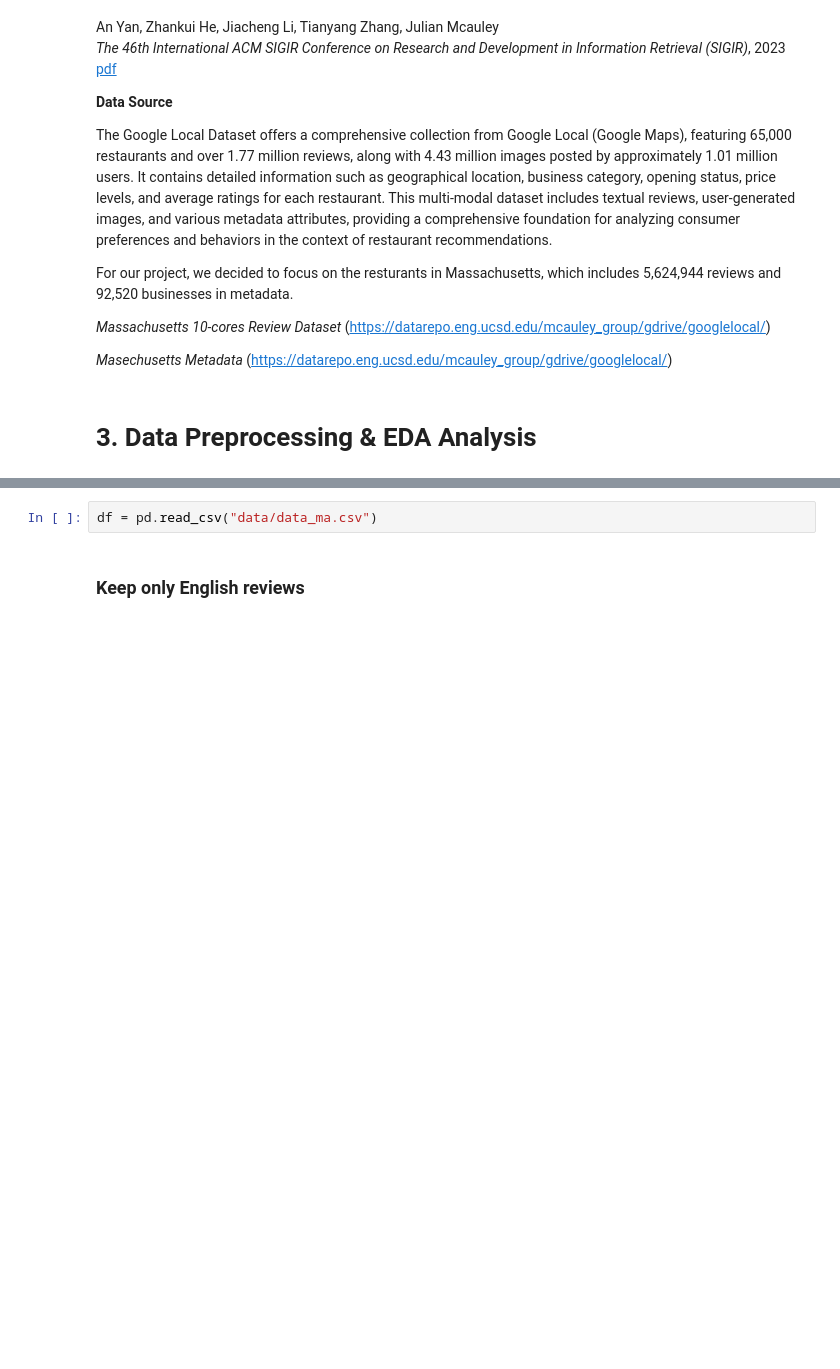
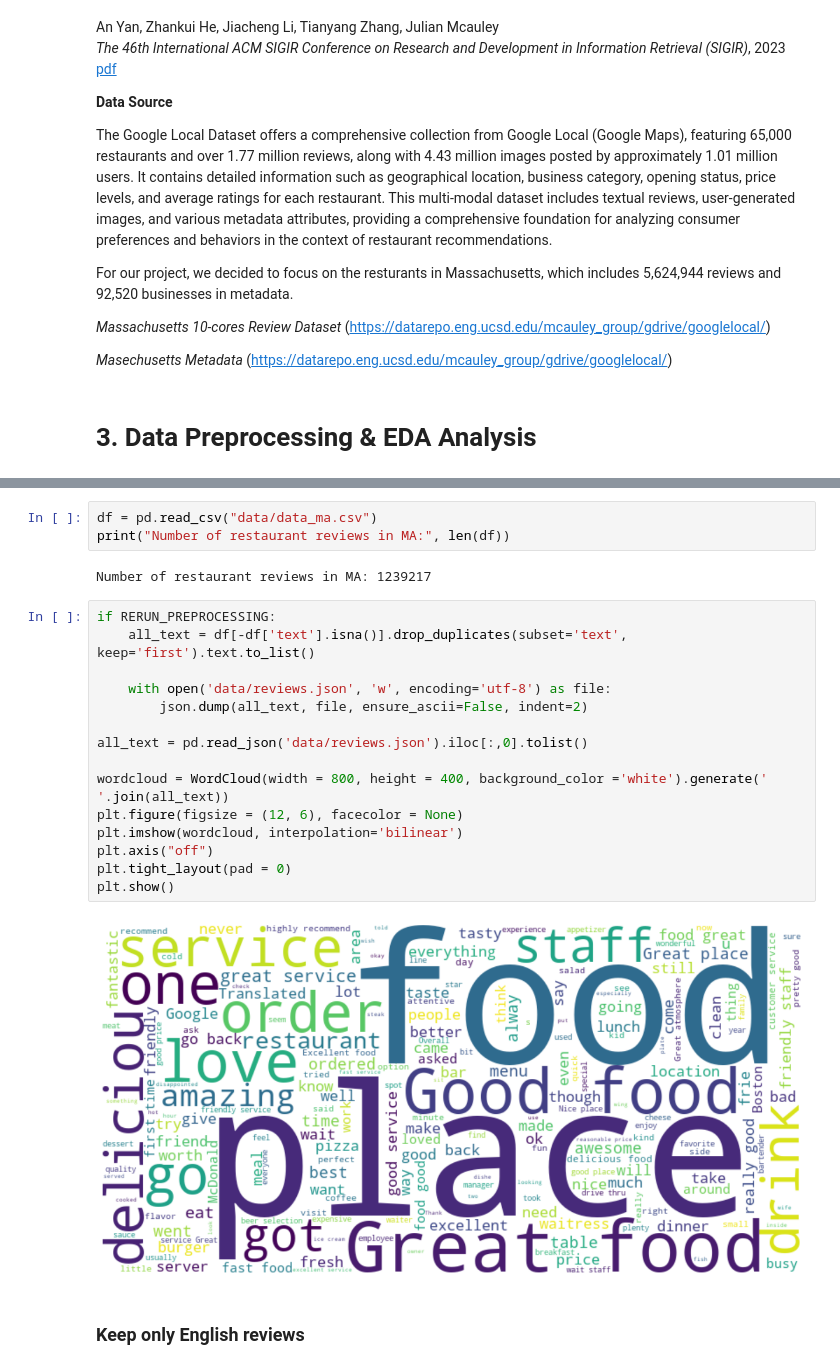
Before and after one commit to yuqinbailey/Restaurant-Rec-Google-Reviews, a Jupyter notebook: 5_Final_Report.ipynb, the cells around one changed output, grey strips where cells are left out. Cells and saved outputs as stored; diff of their text form; blank space fills up the shorter version.

```diff
--- a/5_Final_Report.ipynb
+++ b/5_Final_Report.ipynb
@@ -43,5 +59,25 @@ RERUN_PREPROCESSING = False
 # %%
 df = pd.read_csv("data/data_ma.csv")
+print("Number of restaurant reviews in MA:", len(df))
+# %% [output]
+Number of restaurant reviews in MA: 1239217
+# %%
+if RERUN_PREPROCESSING:
+    all_text = df[-df['text'].isna()].drop_duplicates(subset='text', keep='first').text.to_list()
+
+    with open('data/reviews.json', 'w', encoding='utf-8') as file:
+        json.dump(all_text, file, ensure_ascii=False, indent=2)
+
+all_text = pd.read_json('data/reviews.json').iloc[:,0].tolist()
+
+wordcloud = WordCloud(width = 800, height = 400, background_color ='white').generate(' '.join(all_text))
+plt.figure(figsize = (12, 6), facecolor = None)
+plt.imshow(wordcloud, interpolation='bilinear')
+plt.axis("off")
+plt.tight_layout(pad = 0)
+plt.show()
+# %% [output]
+[figure, added]
 # %% [markdown]
 ### Keep only English reviews
 # %%
```
Also changed, not shown: parts of 7 cells of this notebook.
